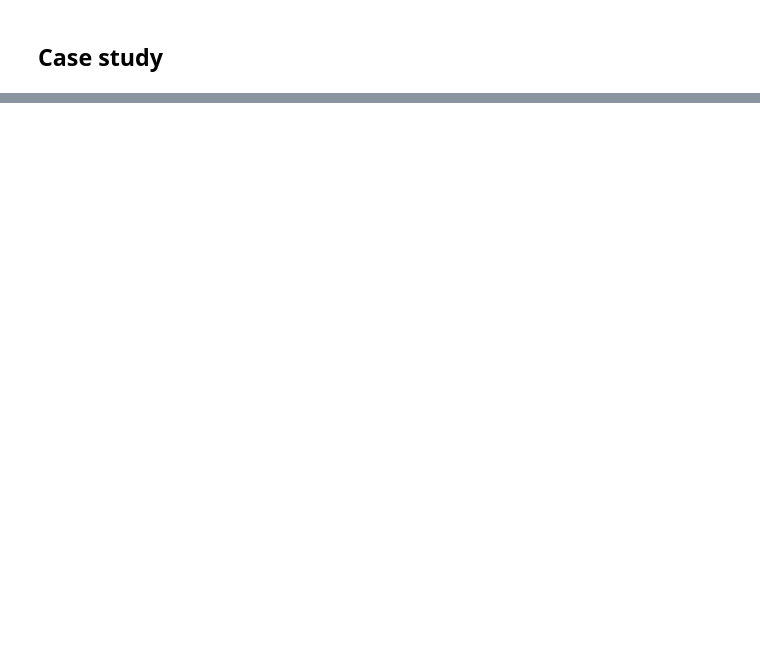
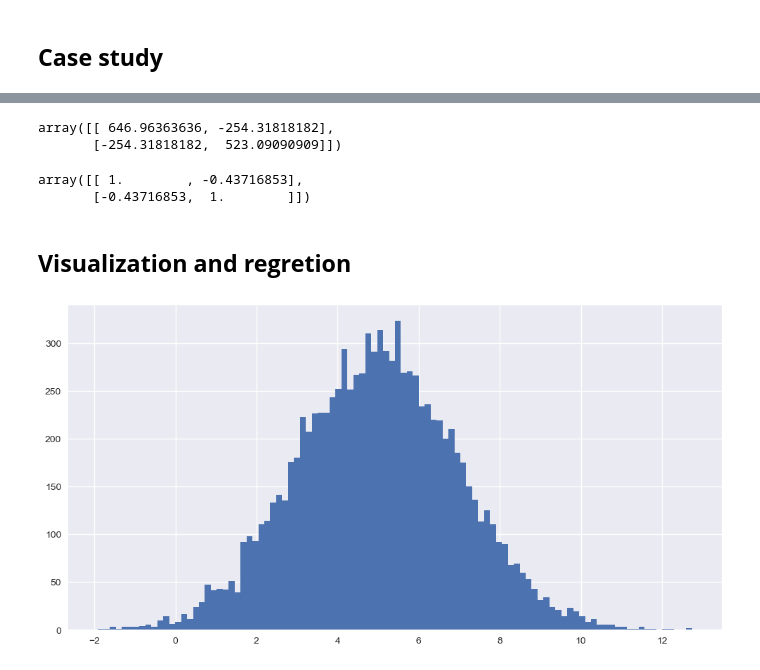
Before and after one commit to alchemistbg/udemy-the-complete-pandas-bootcamp, a Jupyter notebook: Section-31/the_numpy_package.ipynb, the cells around one changed output, grey strips where cells are left out. Saved outputs shown, nothing was run; the diff lists cells and outputs as text; code cells hidden in the pictures; blank space fills up the shorter version.

```diff
--- a/Section-31/the_numpy_package.ipynb
+++ b/Section-31/the_numpy_package.ipynb
@@ -607,0 +704,24 @@ len(z)
+# %%
+np.cov(np_list50, np_list51)
+# %% [output]
+array([[ 646.96363636, -254.31818182],
+       [-254.31818182,  523.09090909]])
+# %%
+np.corrcoef(np_list50, np_list51)
+# %% [output]
+array([[ 1.        , -0.43716853],
+       [-0.43716853,  1.        ]])
+# %% [markdown]
+## **Visualization and regretion**
+# %%
+import matplotlib.pyplot as plt
+%matplotlib inline
+plt.style.use('seaborn-v0_8')
+# %%
+y = np.random.normal(5, 2, 10000)
+# %%
+plt.figure(figsize = (12, 6))
+plt.hist(y, bins = 100)
+plt.show()
+# %% [output]
+[figure, added]
```
Also changed, not shown: parts of 29 cells of this notebook.
